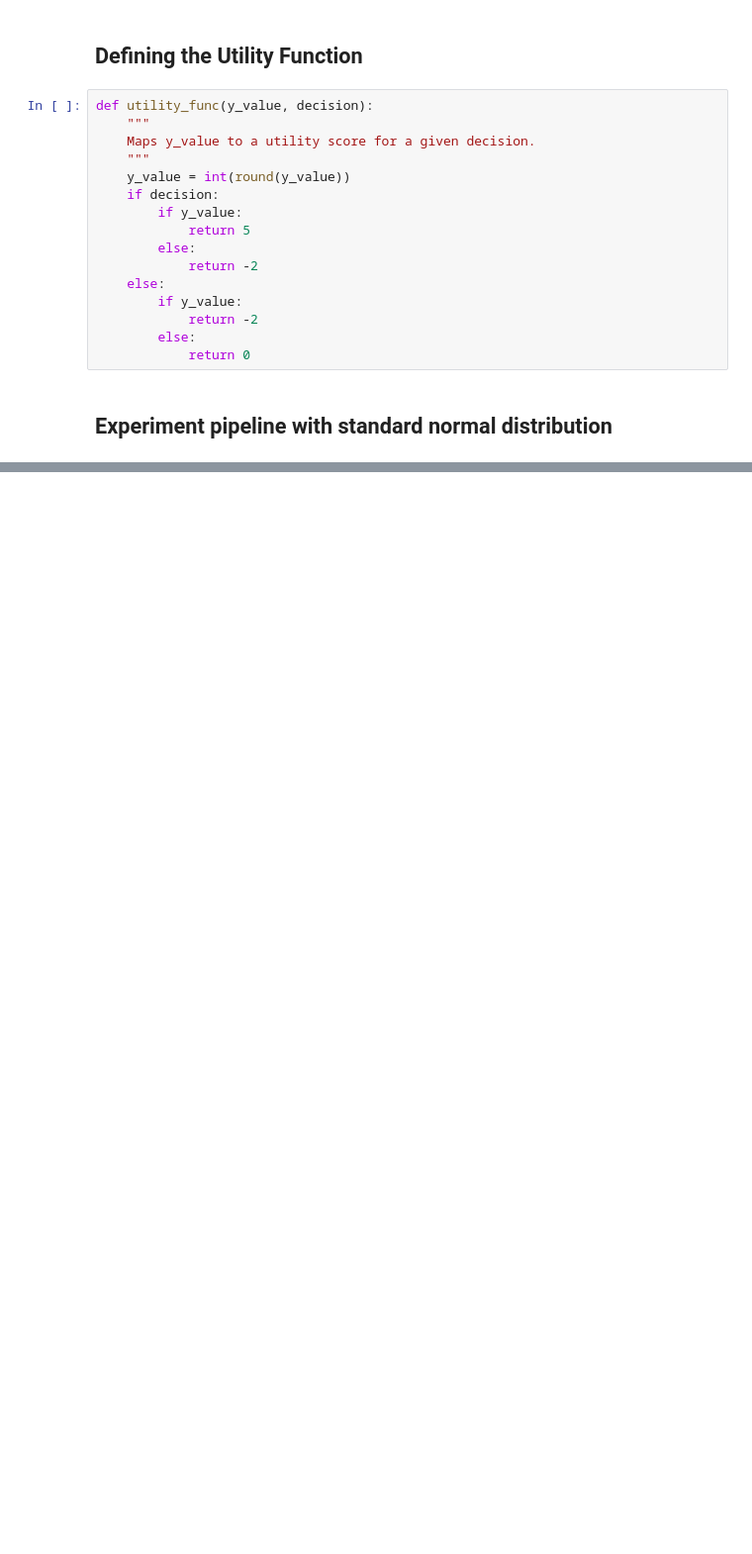
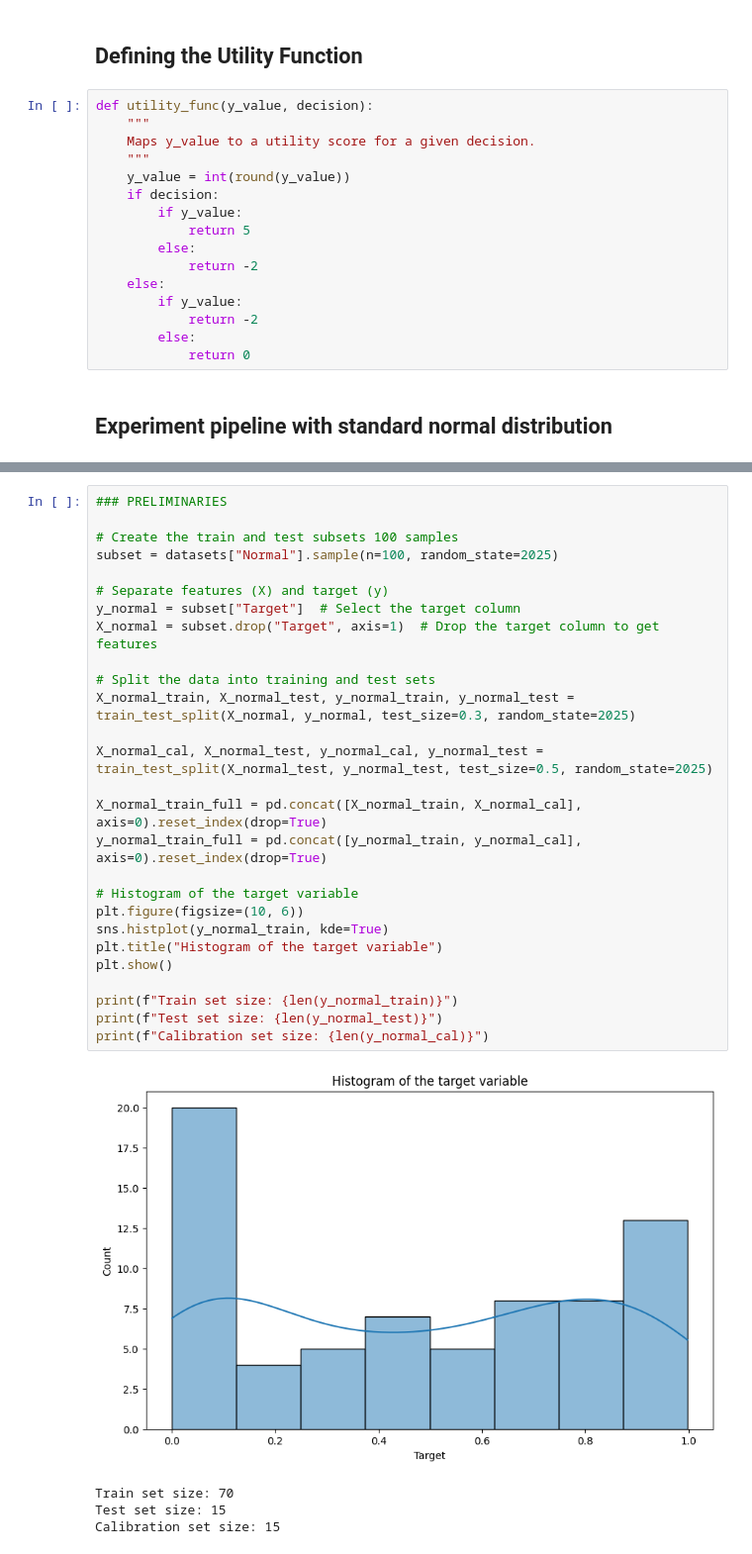
Before and after one commit to simonlanngren/Conformal-Predictive-Decision-Making, a Jupyter notebook: main.ipynb, the cells around one changed output, grey strips where cells are left out. Shown at 99% size. Cells and saved outputs as stored; diff of their text form; blank space fills up the shorter version.

```diff
--- a/main.ipynb
+++ b/main.ipynb
@@ -150,0 +151,32 @@ def utility_func(y_value, decision):
+# %%
+### PRELIMINARIES
+
+# Create the train and test subsets 100 samples
+subset = datasets["Normal"].sample(n=100, random_state=2025)
+
+# Separate features (X) and target (y)
+y_normal = subset["Target"]  # Select the target column
+X_normal = subset.drop("Target", axis=1)  # Drop the target column to get features
+
+# Split the data into training and test sets
+X_normal_train, X_normal_test, y_normal_train, y_normal_test = train_test_split(X_normal, y_normal, test_size=0.3, random_state=2025)
+
+X_normal_cal, X_normal_test, y_normal_cal, y_normal_test = train_test_split(X_normal_test, y_normal_test, test_size=0.5, random_state=2025)
+
+X_normal_train_full = pd.concat([X_normal_train, X_normal_cal], axis=0).reset_index(drop=True)
+y_normal_train_full = pd.concat([y_normal_train, y_normal_cal], axis=0).reset_index(drop=True)
+
+# Histogram of the target variable
+plt.figure(figsize=(10, 6))
+sns.histplot(y_normal_train, kde=True)
+plt.title("Histogram of the target variable")
+plt.show()
+
+print(f"Train set size: {len(y_normal_train)}")
+print(f"Test set size: {len(y_normal_test)}")
+print(f"Calibration set size: {len(y_normal_cal)}")
+# %% [output]
+[figure, added]
+Train set size: 70
+Test set size: 15
+Calibration set size: 15
```
Also changed, not shown: parts of 11 cells of this notebook, 2 other files.
